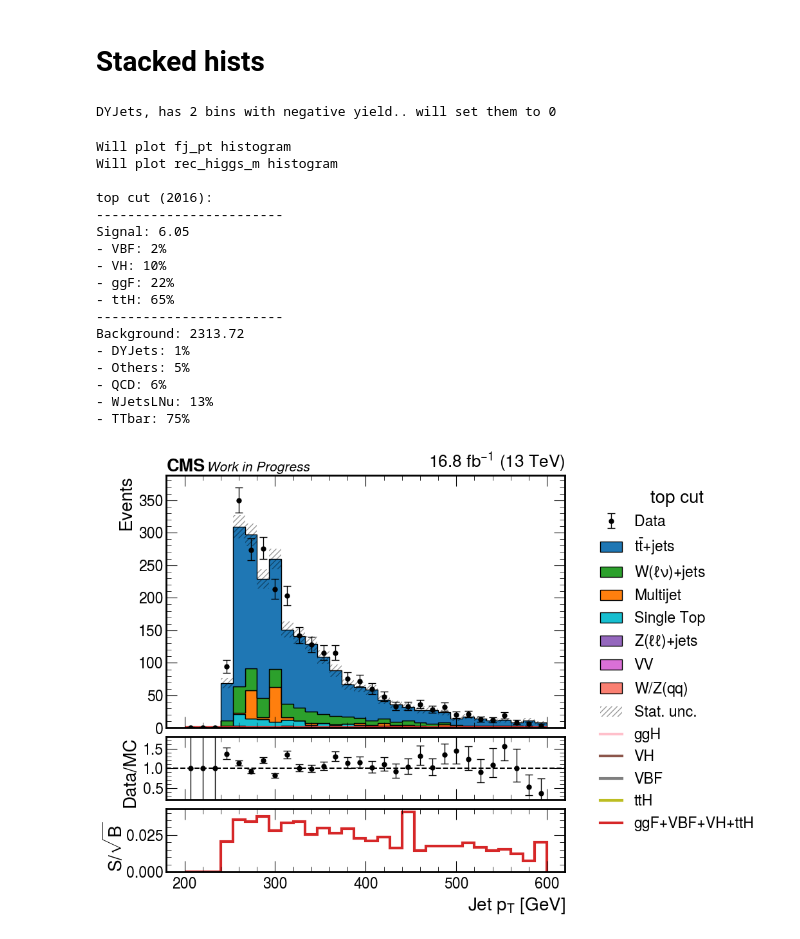
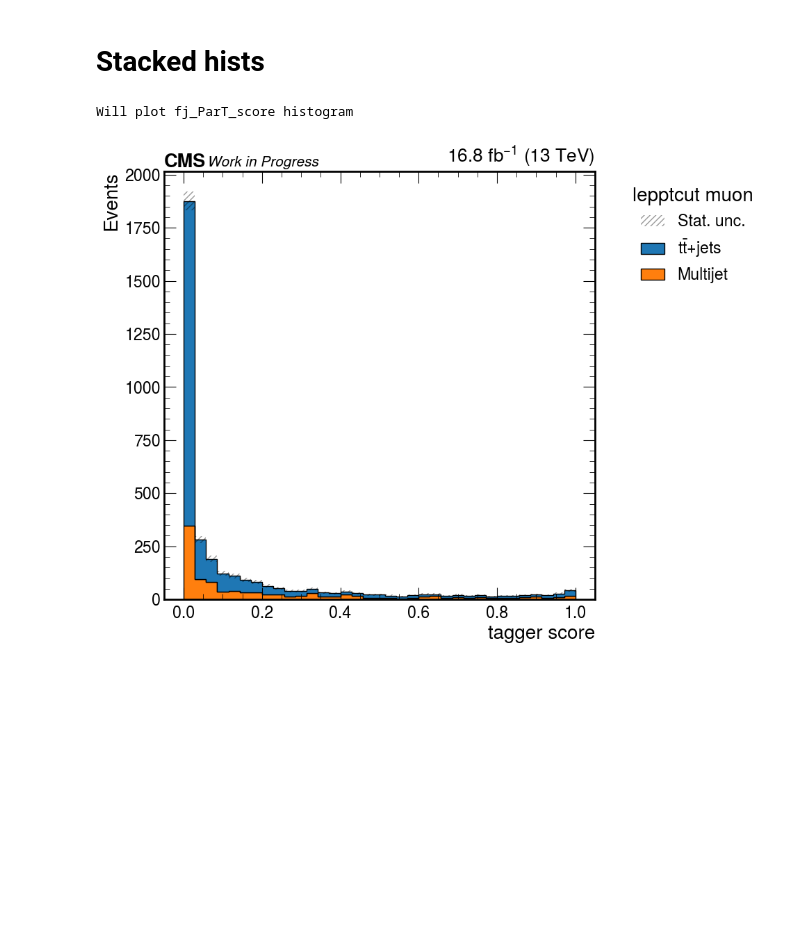
Before and after one commit to AnthonyAportela/boostedhiggs, a Jupyter notebook: binder/tony.ipynb, the cells around one changed output. Saved outputs shown, nothing was run; the diff lists cells and outputs as text; code cells hidden in the pictures; blank space fills up the shorter version.

```diff
--- a/binder/tony.ipynb
+++ b/binder/tony.ipynb
@@ -121,14 +133,14 @@ events_dict = {}
 # %%
 ### new corrections
 samples_dir = {
-    "2016":    "../eos/postprocessNov12_2016",
-    "2016APV": "../eos/postprocessNov12_2016APV",
-    "2017":    "../eos/postprocessNov12_2017",
-    "2018":    "../eos/postprocessNov12_2018",
+    "2016":    "/eos/uscms/store/user/aaportel/boostedhiggs/feb_8_mc_sf_small_inference_2016/",
+    "2016APV": "/eos/uscms/store/user/aaportel/boostedhiggs/feb_8_mc_sf_small_inference_2016APV/",
+    "2017":    "/eos/uscms/store/user/aaportel/boostedhiggs/feb_8_mc_sf_small_inference_2017/",
+    "2018":    "/eos/uscms/store/user/aaportel/boostedhiggs/feb_8_mc_sf_small_inference_2018/",
 }
 
-# years = ["2017", "2016", "2016APV", "2018"]
-years = ["2016"]
+years = ["2017", "2016", "2016APV", "2018"]
+# years = ["2016"]
 for year in years:
 
     out = make_events_dict([year], channels, samples_dir[year], samples, presel, region="signal_region")
@@ -269,15 +313,26 @@ samples_to_plot = [
 ]
 # %%
-# tagger = "fj_ParT_score"
-tagger = "fj_ParT_score_finetuned"
+axis_dict = {
+    "lepPt": hist2.axis.Regular(40, 30, 450, name="var", label=r"Lepton $p_T$ [GeV]", overflow=True),
+    "fj_ParT_mass": hist2.axis.Regular(20, 0, 250, name="var", label=r"ParT regressed mass [GeV]", overflow=True),
+    "fj_ParT_score": hist2.axis.Regular(35, 0, 1, name="var", label=r"tagger score", overflow=True),
+
+}
+
+tagger = "fj_ParT_score"
+# tagger = "fj_ParT_score_finetuned"
 
 presel = {
 #     "Pre-selection": f"{tagger}>0.5",
     #### put any selection you want, e.g.:
-    "top cut": "( (n_bjets_T>=1) & (fj_pt>300) ) | (lep_pt>300)",
+    # "top cut": "( (n_bjets_T>=1) & (fj_pt>300) ) | (lep_pt>300)",
+
+    "lepptcut": "lepPt>0"
+
 }
 
-channels = ["ele", "mu"]
+# channels = ["ele", "mu"]
+channels = ["had"]
 # years = ["2018", "2017", "2016", "2016APV"]
 years = ["2016"]
 
@@ -289,7 +344,7 @@ for var in vars_to_plot:
 
     hists[var] = hist2.Hist(
         hist2.axis.StrCategory([], name="samples", growth=True),
-        utils.axis_dict[var],
+        axis_dict[var],
     )
 
     for sample in samples_to_plot:
@@ -308,41 +363,23 @@ for var in vars_to_plot:
                     weight=df["event_weight"],
                 )
 
-for var in vars_to_plot:
-    fix_neg_yields(hists[var])
+# for var in vars_to_plot:
+#     fix_neg_yields(hists[var])
-# %% [output]
-DYJets, has 2 bins with negative yield.. will set them to 0
 # %%
 plt.rcParams.update({"font.size": 20})
 add_data = True
 
 utils.plot_hists(years, channels, hists, vars_to_plot,
-            add_data=True,
+            add_data=False,
             logy=False,
             add_soverb=True,
             only_sig=False,
             mult=1,
-            outpath=f"/Users/fmokhtar/Desktop/AN/",
+            outpath=f".",
             text_=region,
           )
 print()
-get_composition_table(ev, tagger, presel, years, channels)
+# get_composition_table(ev, tagger, presel, years, channels)
 # %% [output]
-Will plot fj_pt histogram
-Will plot rec_higgs_m histogram
-
-top cut (2016):
-------------------------
-Signal: 6.05
-- VBF: 2%
-- VH: 10%
-- ggF: 22%
-- ttH: 65%
-------------------------
-Background: 2313.72
-- DYJets: 1%
-- Others: 5%
-- QCD: 6%
-- WJetsLNu: 13%
-- TTbar: 75%
+Will plot fj_ParT_score histogram
-[figure, old version]
+[figure, new version]
```
Also changed, not shown: parts of 7 cells of this notebook, 7 other files.
